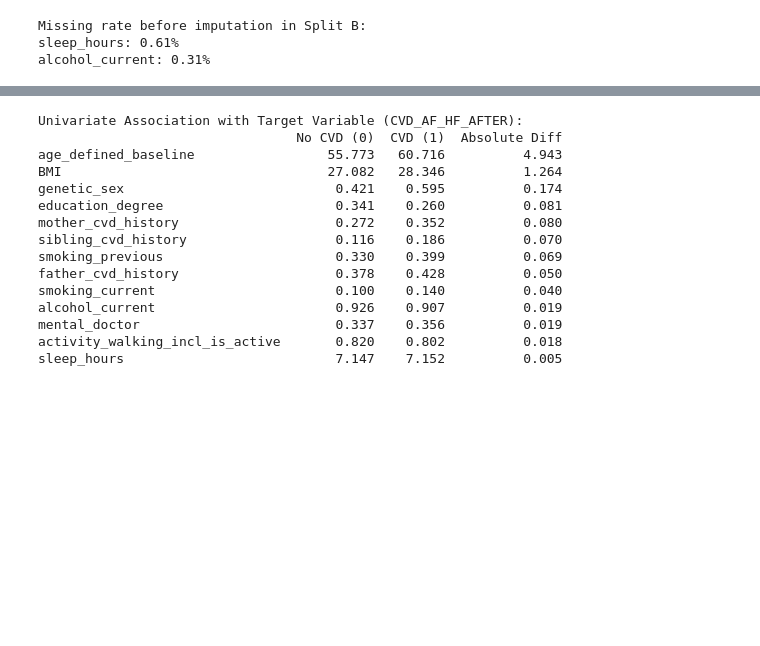
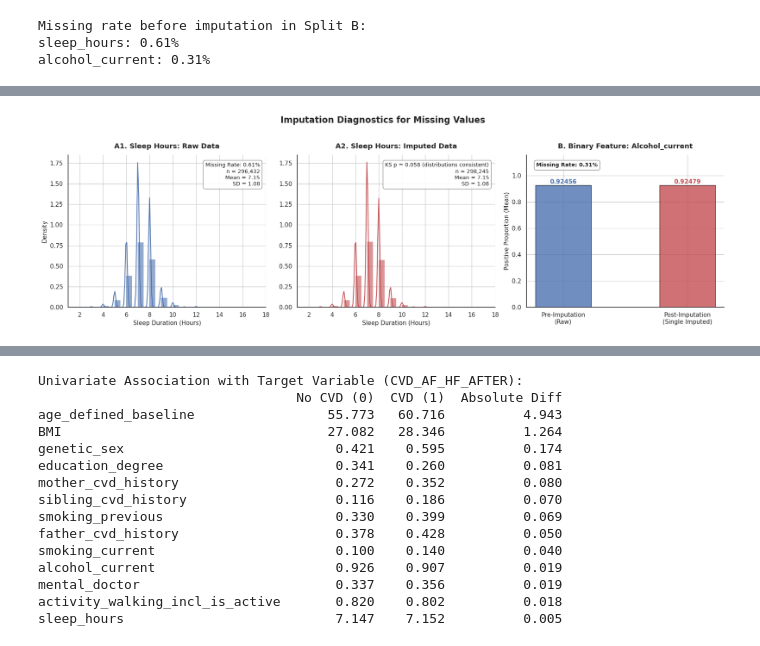
Before and after one commit to jialezhao666/Project-30---Causal-Modeling-of-Lifestyle-Factors-for-CVD-Risk-Prediction, a Jupyter notebook: baseline_model_training.ipynb, the cells around one changed output, grey strips where cells are left out. Cells and saved outputs as stored; diff of their text form; code cells hidden in the pictures; blank space fills up the shorter version.

```diff
--- a/baseline_model_training.ipynb
+++ b/baseline_model_training.ipynb
@@ -103,3 +53,91 @@ plt.show()
+# %%
+sns.set_theme(style="whitegrid", rc={"axes.edgecolor": "0.15", "axes.linewidth": 1.25})
+
+# sleep(raw), sleep(imputed), alcohol_current(raw vs imputed)
+fig, (ax1, ax2, ax3) = plt.subplots(1, 3, figsize=(18, 5.5))
+
+# continuous variable: sleep_hours (missing 0.61%)
+raw_sleep = X_B_raw['sleep_hours'].dropna()
+imp_sleep = X_B_imp['sleep_hours']
+
+# range of x-axis for both raw and imputed data
+x_min = min(raw_sleep.min(), imp_sleep.min())
+x_max = max(raw_sleep.max(), imp_sleep.max())
+bin_edges = np.arange(x_min, x_max + 0.5, 0.5) # bin width of 0.5 hours
+
+# Plot A1：sleep hours raw data
+sns.histplot(raw_sleep, color='#4C72B0', kde=True, stat="density",
+            linewidth=0, alpha=0.6, ax=ax1, binrange=(x_min, x_max), bins=bin_edges)
+ax1.set_title('A1. Sleep Hours: Raw Data', fontsize=13, fontweight='bold', pad=12)
+ax1.set_xlabel('Sleep Duration (Hours)', fontsize=11)
+ax1.set_ylabel('Density', fontsize=11)
+ax1.set_xlim(x_min, x_max)
+
+# summary statistics for raw data
+bbox_props = dict(boxstyle="round,pad=0.4", fc="white", ec="gray", alpha=0.9)
+
+legend_raw = (f"Missing Rate: {X_B_raw['sleep_hours'].isna().mean():.2%}\n"
+              f"n = {len(raw_sleep):,}\n"
+              f"Mean = {raw_sleep.mean():.2f}\n"
+              f"SD = {raw_sleep.std():.2f}")
+ax1.text(0.97, 0.95, legend_raw, transform=ax1.transAxes, fontsize=10,
+        verticalalignment='top', horizontalalignment='right', bbox=bbox_props)
+
+
+# Plot A2：sleep hours imputed data
+sns.histplot(imp_sleep, color='#C44E52', kde=True, stat="density",
+            linewidth=0, alpha=0.6, ax=ax2, binrange=(x_min, x_max), bins=bin_edges)
+ax2.set_title('A2. Sleep Hours: Imputed Data', fontsize=13, fontweight='bold', pad=12)
+ax2.set_xlabel('Sleep Duration (Hours)', fontsize=11)
+ax2.set_ylabel('')
+ax2.set_xlim(x_min, x_max)
+
+# KS test
+ks_stat, ks_p = stats.ks_2samp(raw_sleep, imp_sleep)
+# summary statistics for imputed data
+legend_imp = (f"KS p = {ks_p:.3f} (distributions consistent)\n"
+              f"n = {len(imp_sleep):,}\n"
+              f"Mean = {imp_sleep.mean():.2f}\n"
+              f"SD = {imp_sleep.std():.2f}")
+ax2.text(0.97, 0.95, legend_imp, transform=ax2.transAxes, fontsize=10,
+        verticalalignment='top', horizontalalignment='right', bbox=bbox_props)
+
+# synchronize y-axis limits for raw and imputed sleep hours
+ax1.sharey(ax2)
+y_max = max(ax1.get_ylim()[1], ax2.get_ylim()[1])
+ax1.set_ylim(0, y_max)
+ax2.set_ylim(0, y_max)
+
+# Plot B：Binary variable
+raw_alc = X_B_raw['alcohol_current'].dropna().mean()
+imp_alc = X_B_imp['alcohol_current'].mean()
+
+bars = ax3.bar(['Pre-Imputation\n(Raw)', 'Post-Imputation\n(Single Imputed)'],
+            [raw_alc, imp_alc],
+            color=['#4C72B0', '#C44E52'],
+            alpha=0.8, width=0.45, edgecolor='black', linewidth=1)
+
+ax3.set_title('B. Binary Feature: Alcohol_current', fontsize=13, fontweight='bold', pad=12)
+ax3.set_ylabel('Positive Proportion (Mean)', fontsize=11)
+ax3.set_ylim(0, max(raw_alc, imp_alc) * 1.25)
+
+ax3.text(0, raw_alc + 0.005, f'{raw_alc:.5f}', ha='center', va='bottom',
+        fontsize=11, fontweight='bold', color='#4C72B0')
+ax3.text(1, imp_alc + 0.005, f'{imp_alc:.5f}', ha='center', va='bottom',
+        fontsize=11, fontweight='bold', color='#C44E52')
+ax3.text(0.05, 0.95, f"Missing Rate: {X_B_raw['alcohol_current'].isna().mean():.2%}",
+        transform=ax3.transAxes, fontsize=10, fontweight='bold',
+        verticalalignment='top', bbox=bbox_props)
+
+sns.despine(ax=ax1)
+sns.despine(ax=ax2)
+sns.despine(ax=ax3)
+
+plt.suptitle('Imputation Diagnostics for Missing Values', fontsize=16, fontweight='bold', y=1.02)
+plt.tight_layout()
+plt.show()
+# %% [output]
+[figure, added]
 # %%
 # Correlation heatmap
 plt.figure(figsize=(12, 10))
```
Also changed, not shown: parts of 3 cells of this notebook, 1 other file.
